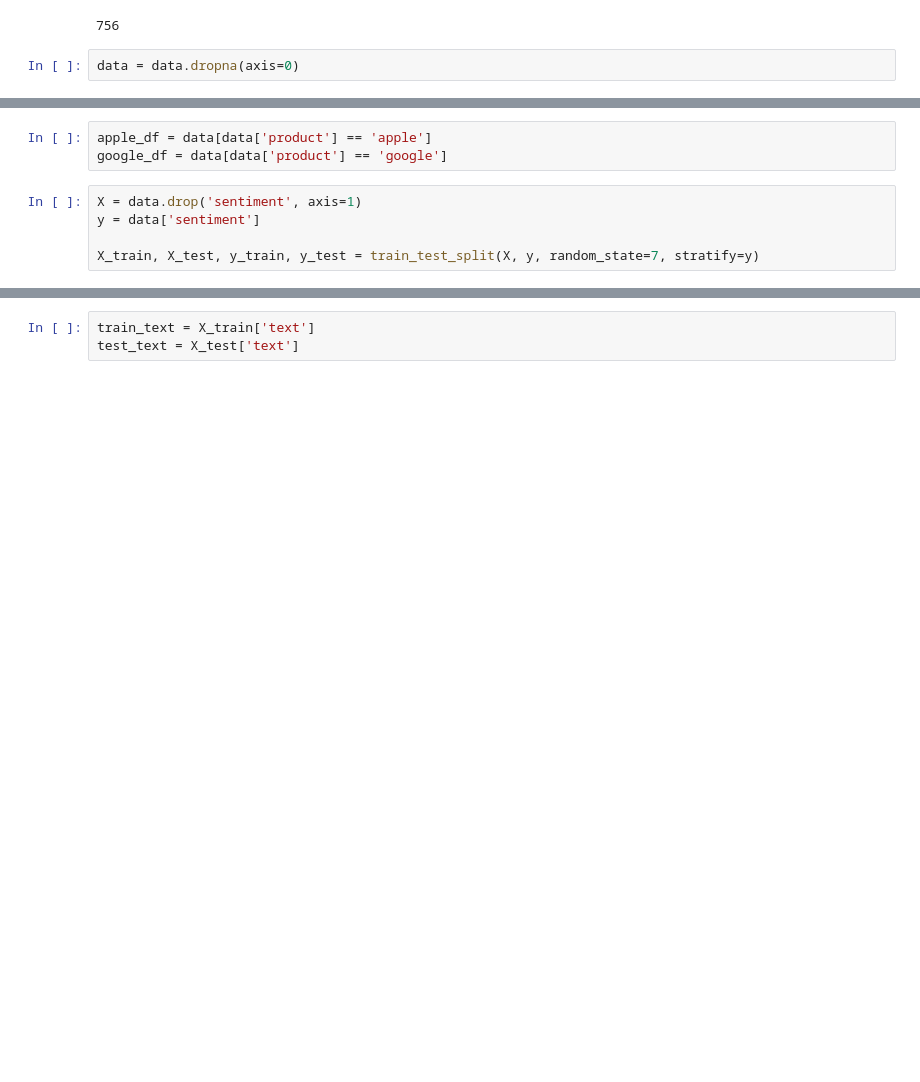
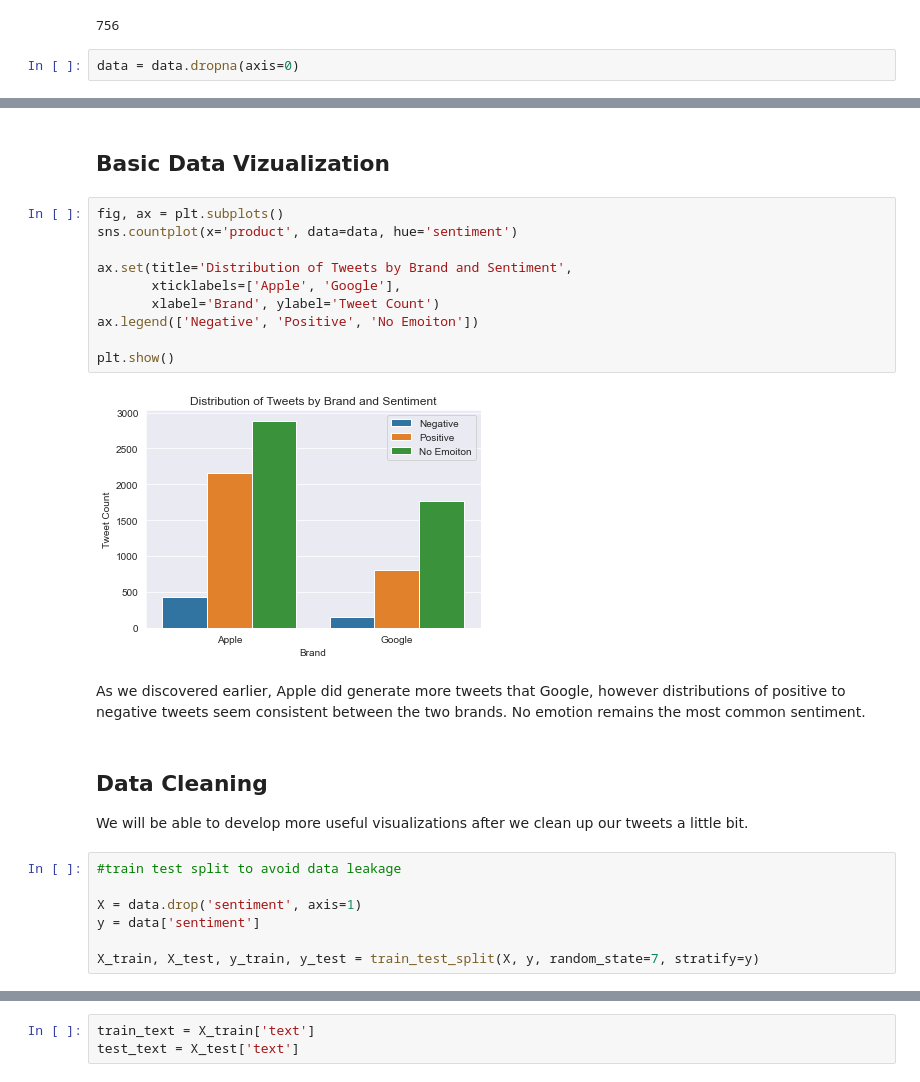
Before and after one commit to cmhollman/Phase_4_Project, a Jupyter notebook: Review_NLP.ipynb, the cells around one changed output, grey strips where cells are left out. Drawn from its saved outputs; the diff is of its cells as text; blank space fills up the shorter version.

```diff
--- a/Review_NLP.ipynb
+++ b/Review_NLP.ipynb
@@ -185,8 +208,26 @@ Negative emotion                       569
 Name: sentiment, dtype: int64
-# %%
-apple_df = data[data['product'] == 'apple']
-google_df = data[data['product'] == 'google']
+# %% [markdown]
+## Basic Data Vizualization
+# %%
+fig, ax = plt.subplots()
+sns.countplot(x='product', data=data, hue='sentiment')
+
+ax.set(title='Distribution of Tweets by Brand and Sentiment',
+       xticklabels=['Apple', 'Google'],
+       xlabel='Brand', ylabel='Tweet Count')
+ax.legend(['Negative', 'Positive', 'No Emoiton'])
+
+plt.show()
+# %% [output]
+[figure, added]
+# %% [markdown]
+As we discovered earlier, Apple did generate more tweets that Google, however distributions of positive to negative tweets seem consistent between the two brands. No emotion remains the most common sentiment.
+# %% [markdown]
+## Data Cleaning
+We will be able to develop more useful visualizations after we clean up our tweets a little bit.
 # %%
+#train test split to avoid data leakage
+
 X = data.drop('sentiment', axis=1)
 y = data['sentiment']
 
```
Also changed, not shown: parts of 68 cells of this notebook.
